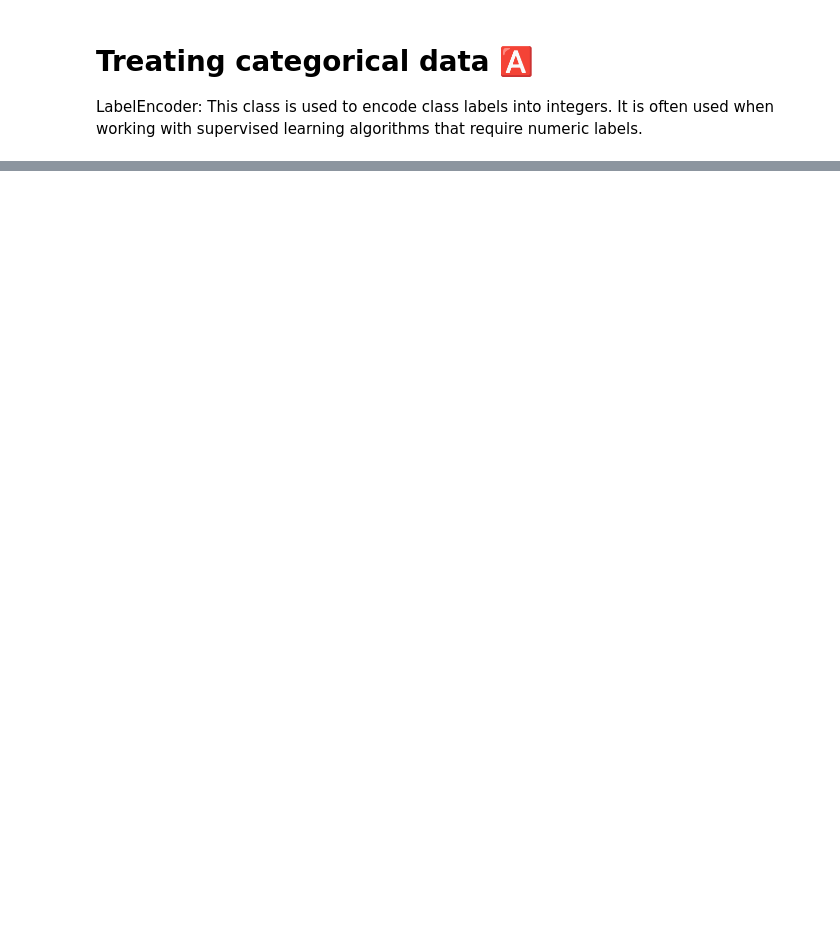
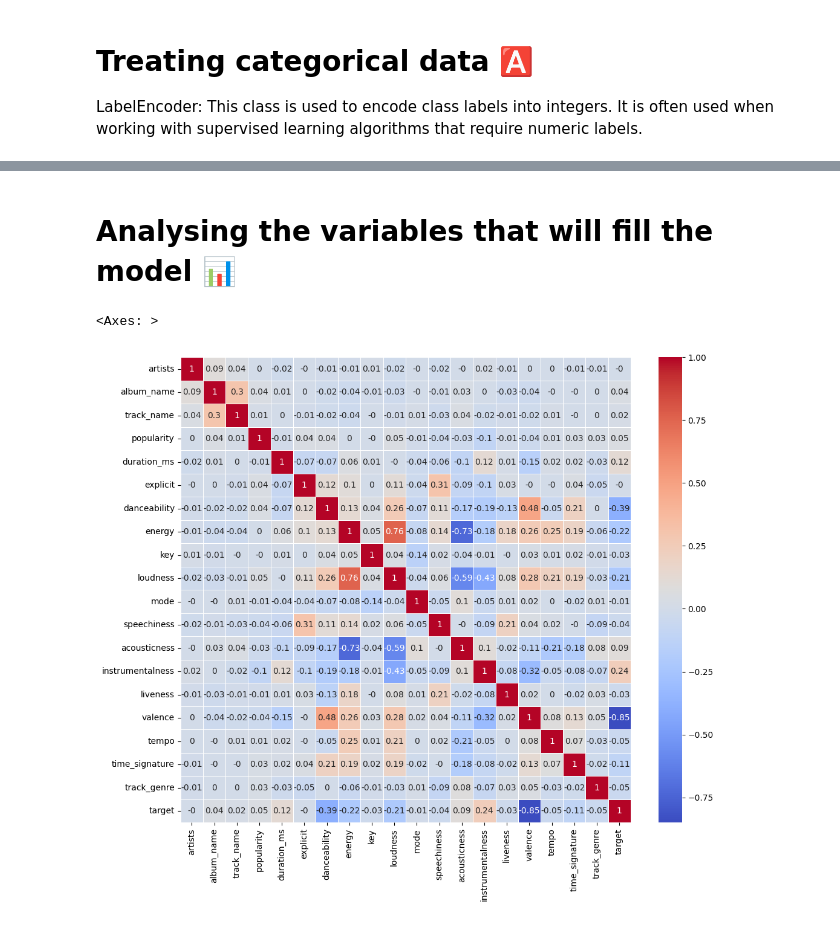
Before and after one commit to CaioLDias/Music_Classifier_Spotify, a Jupyter notebook: Music_Classifier_Spotify.ipynb, the cells around one changed output, grey strips where cells are left out. Drawn from its saved outputs; the diff is of its cells as text; code cells hidden in the pictures; blank space fills up the shorter version.

```diff
--- a/Music_Classifier_Spotify.ipynb
+++ b/Music_Classifier_Spotify.ipynb
@@ -108,0 +134,12 @@ LabelEncoder: This class is used to encode class labels into integers. It is oft
+# %% [markdown]
+# Analysing the variables that will fill the model 📊
+# %%
+import seaborn as sns
+
+correlation_matrix = df_musica.corr().round(2)
+
+fig, ax = plt.subplots(figsize=(12,10))
+sns.heatmap(data=correlation_matrix, annot=True, linewidths=.5, ax=ax, cmap="coolwarm")
+# %% [output]
+<Axes: >
+[figure, added]
```
Also changed, not shown: parts of 2 cells of this notebook.
